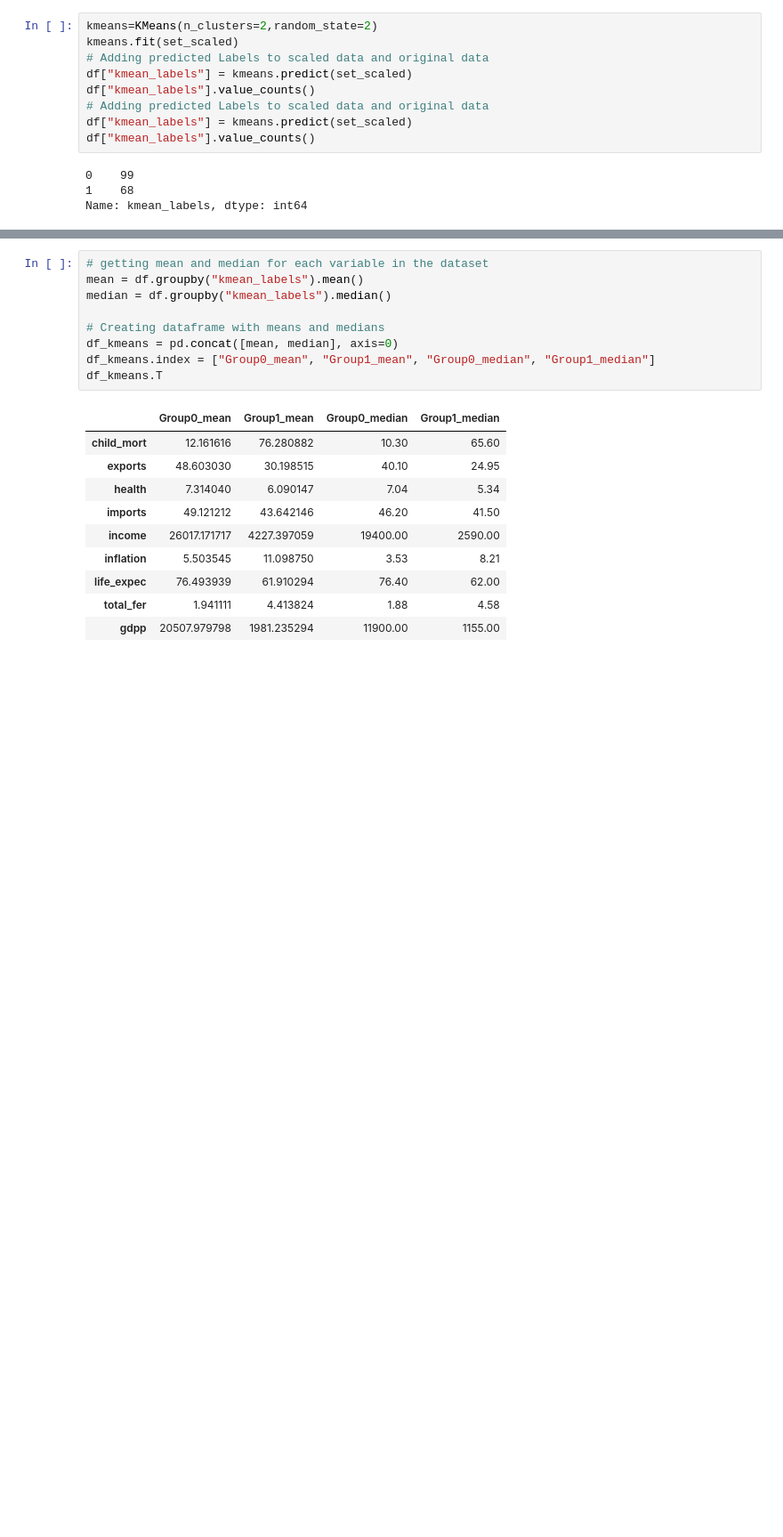
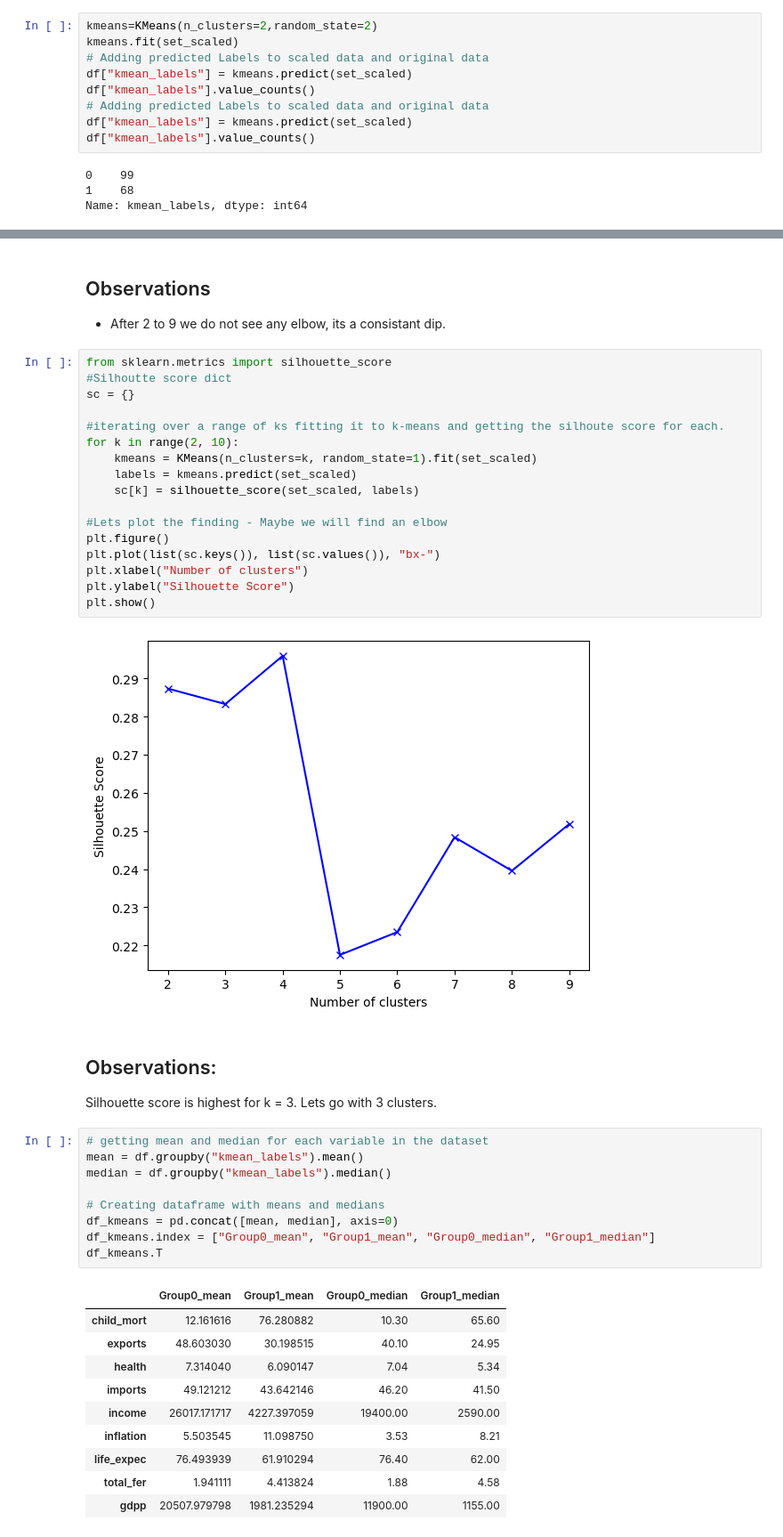
Before and after one commit to The-DigitalAcademy/Country_Clustering_Project, a Jupyter notebook: country.ipynb, the cells around one changed output, grey strips where cells are left out. Shown: that part at 89% size. Drawn from its saved outputs; the diff is of its cells as text; blank space fills up the shorter version.

```diff
--- a/country.ipynb
+++ b/country.ipynb
@@ -113,3 +154,28 @@ Name: kmean_labels, dtype: int64
+# %% [markdown]
+## Observations
+- After 2 to 9 we do not see any elbow, its a consistant dip.
+# %%
+from sklearn.metrics import silhouette_score
+#Silhoutte score dict
+sc = {}
+
+#iterating over a range of ks fitting it to k-means and getting the silhoute score for each.
+for k in range(2, 10):
+    kmeans = KMeans(n_clusters=k, random_state=1).fit(set_scaled)
+    labels = kmeans.predict(set_scaled)
+    sc[k] = silhouette_score(set_scaled, labels)
+
+#Lets plot the finding - Maybe we will find an elbow
+plt.figure()
+plt.plot(list(sc.keys()), list(sc.values()), "bx-")
+plt.xlabel("Number of clusters")
+plt.ylabel("Silhouette Score")
+plt.show()
+# %% [output]
+[figure, added]
+# %% [markdown]
+## Observations:
+Silhouette score is highest for k = 3. Lets go with 3 clusters.
 # %%
 # getting mean and median for each variable in the dataset
 mean = df.groupby("kmean_labels").mean()
```
Also changed, not shown: parts of 3 cells of this notebook.
